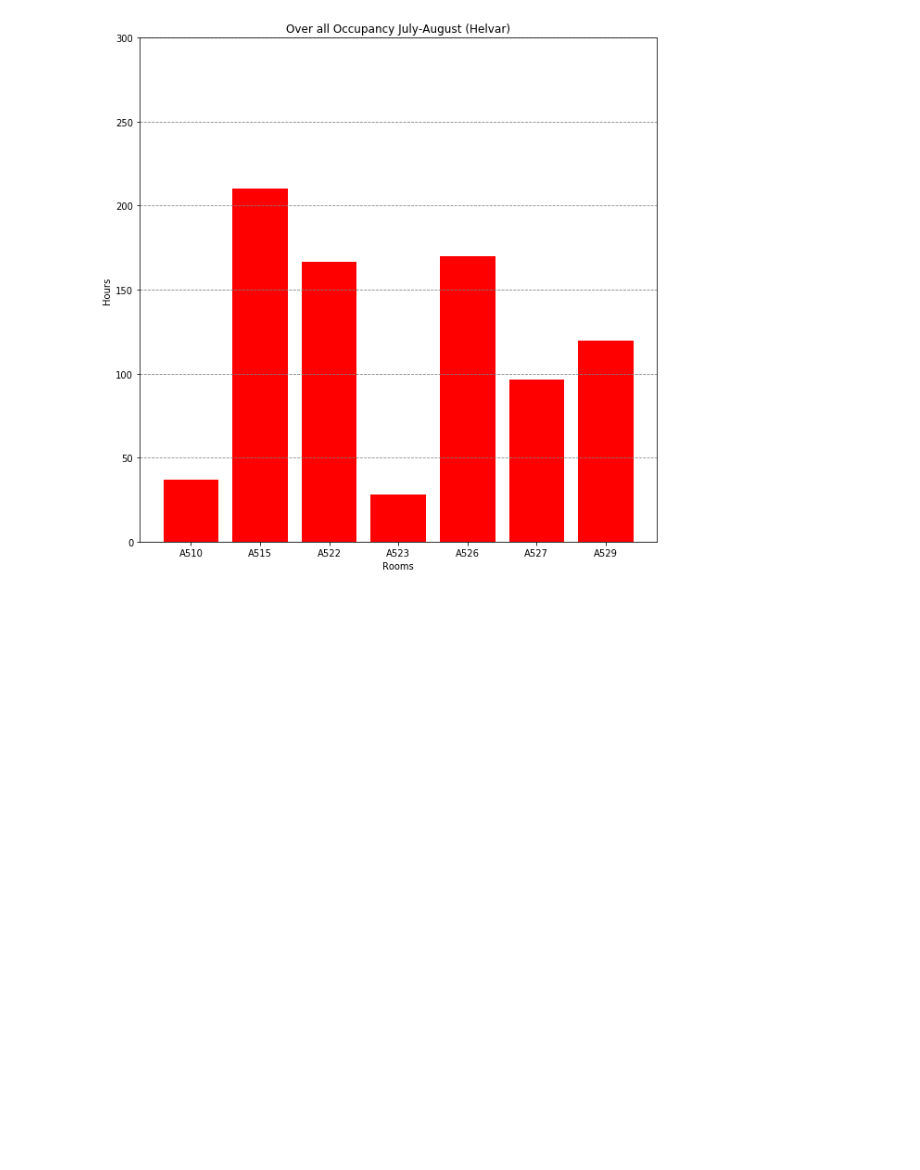
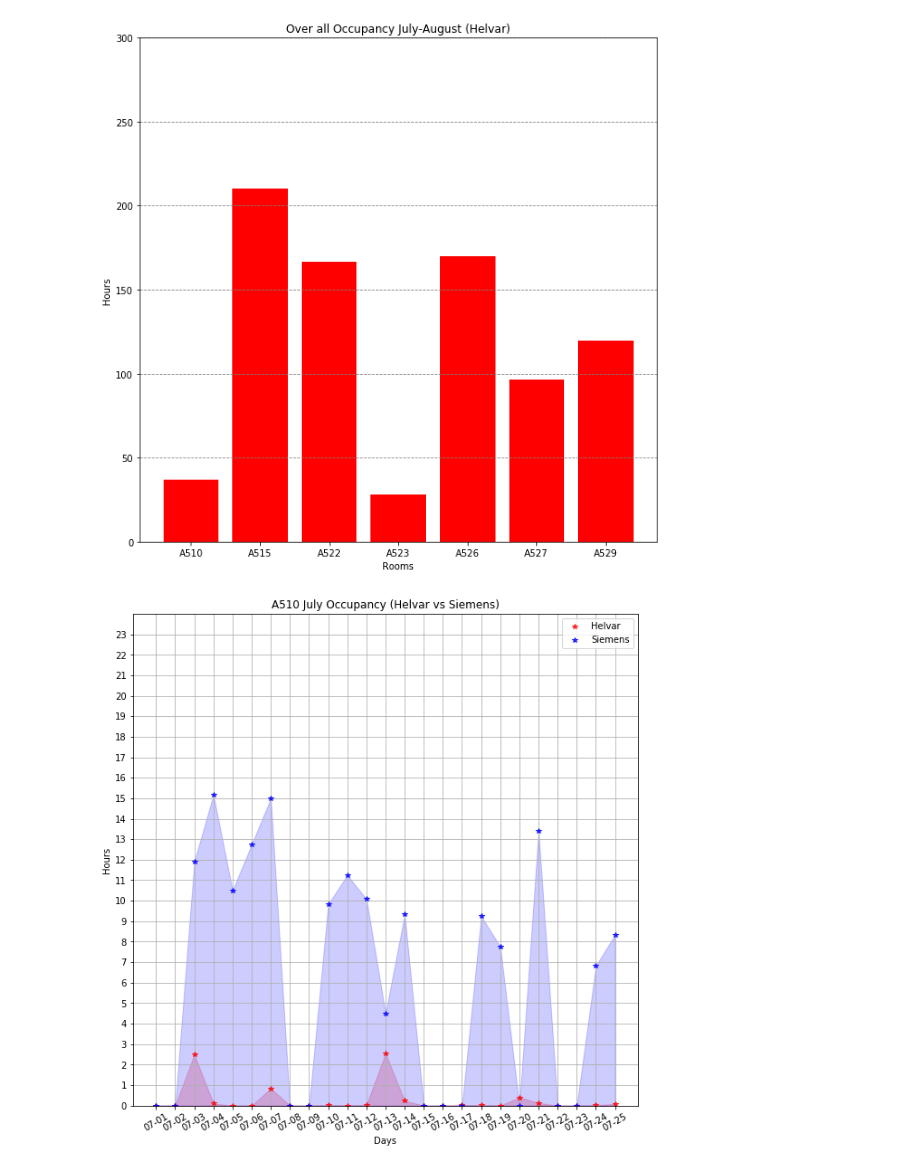
Before and after one commit to T3SC/smart-energy, a Jupyter notebook: occupancy_analysis.ipynb, the cells around one changed output. Cells and saved outputs as stored; diff of their text form; code cells hidden in the pictures; blank space fills up the shorter version.

Commit message:
Helvar vs Siemens comparison added

```diff
--- a/occupancy_analysis.ipynb
+++ b/occupancy_analysis.ipynb
@@ -217,0 +280,39 @@ plt.show()
+# %%
+sd = datetime.datetime.strptime('2017/07/01', "%Y/%m/%d")
+date_labels = [(sd+datetime.timedelta(hours=24*i)).strftime("%m-%d") for i in range(25)]
+
+for i,r in enumerate(room_names):
+    with open('data/UsageRate/'+r+'.txt') as k:
+        temp = json.load(k,encoding='latin1')
+
+    sd = datetime.datetime.strptime('2017/07/01', "%Y/%m/%d")
+    ed = datetime.datetime.strptime('2017/07/25', "%Y/%m/%d")
+    hour = [float(t['Usage']) for t in reversed(temp)
+                   if  datetime.datetime.strptime(t['Day'], "%Y/%m/%d") <= ed
+                   and datetime.datetime.strptime(t['Day'], "%Y/%m/%d") >= sd
+             ]
+
+    fig = plt.figure(figsize=(10,10))
+    ax = fig.add_subplot(111)
+    ax.set_ylim([0,24])
+    ax.plot(hour, 'r'+marker[i], label= 'Helvar', alpha=0.8)
+    d = scipy.zeros(len(hour))
+    X = [x for x in range(0,len(hour))]
+    ax.fill_between(X,d,hour, interpolate=True, color='red', alpha=0.2)
+
+    ax.plot(hourly_occupancy, 'b'+marker[i], label= 'Siemens', alpha=0.8)
+    X = [x for x in range(0,len(hourly_occupancy))]
+    ax.fill_between(X,d,hourly_occupancy, interpolate=True, color='blue', alpha=0.2)
+
+    ax.legend(loc='best')
+    ax.set_xlabel('Days')
+    ax.set_ylabel('Hours')
+
+
+    plt.title(r+" July Occupancy (Helvar vs Siemens)")
+    plt.grid()
+    plt.xticks(range(0,25), date_labels, rotation=30)
+    plt.yticks(range(0,24), [x for x in range(24) ])
+plt.show()
+# %% [output]
+[figure, added]
```
Also changed, not shown: parts of 2 cells of this notebook.
